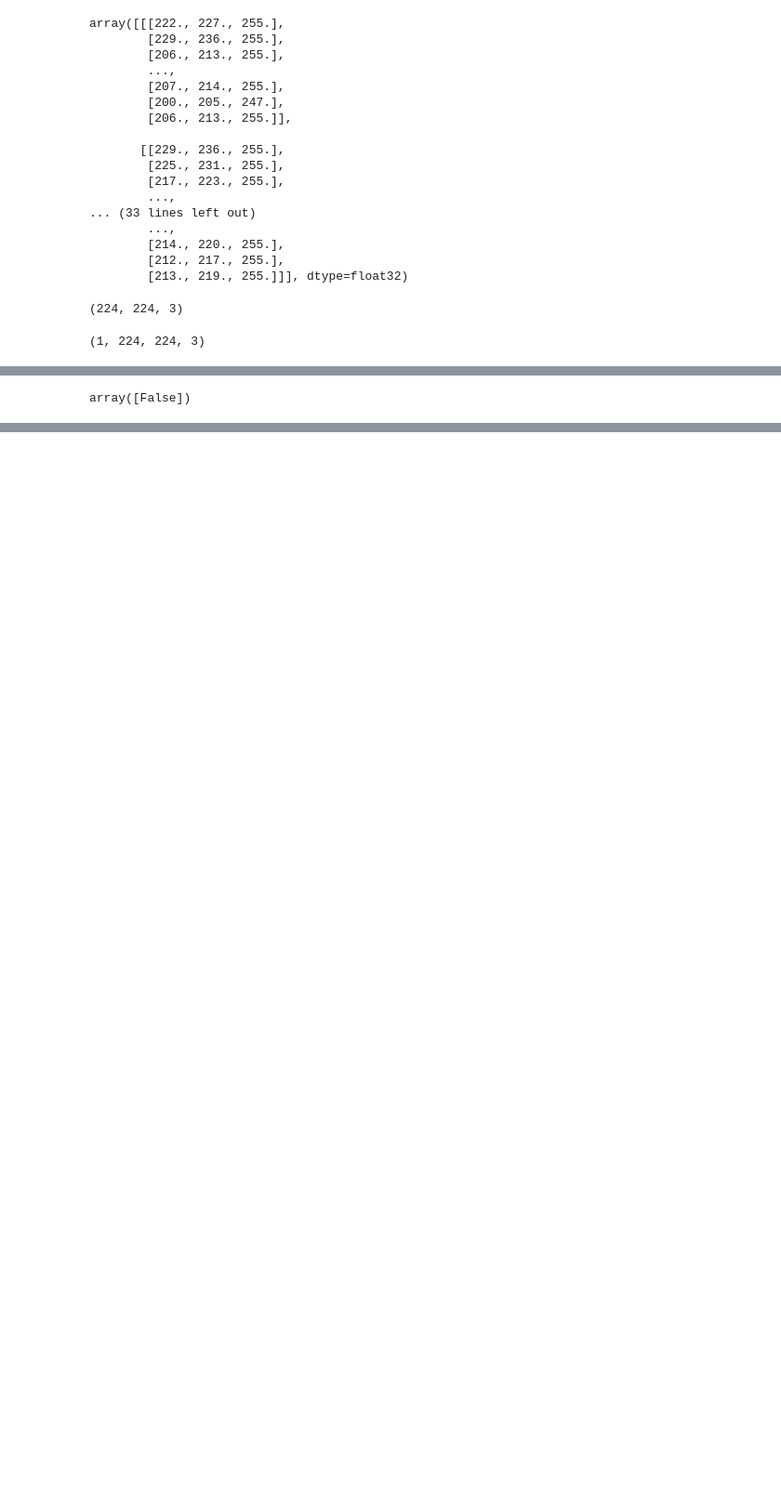
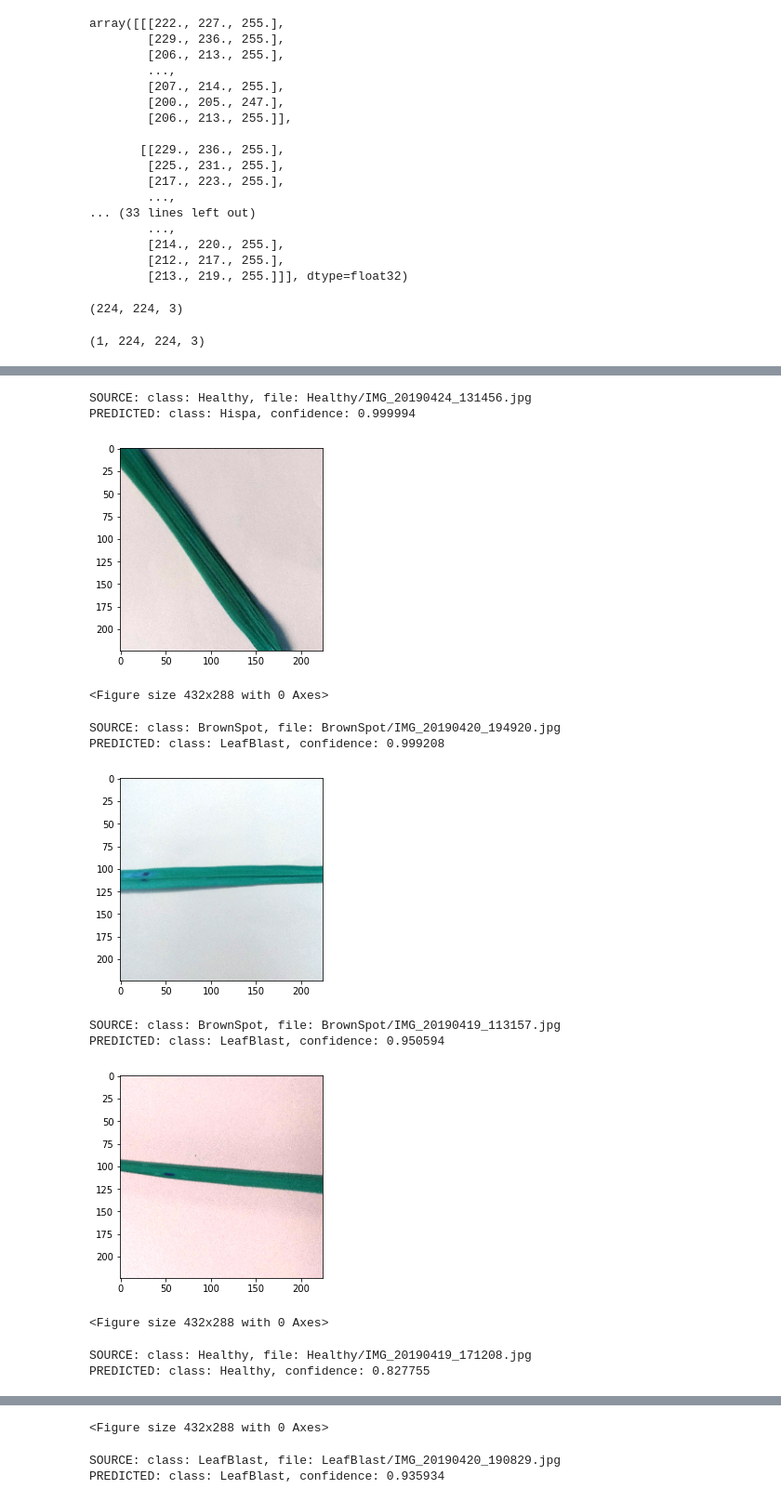
Before and after one commit to thomasathul/Rice-Plant-Disease-Detection, a Jupyter notebook: InceptionV3model.ipynb, the cells around one changed output, grey strips where cells are left out. Shown: that part at 93% size. Saved outputs shown, nothing was run; the diff lists cells and outputs as text; code cells hidden in the pictures; blank space fills up the shorter version.

```diff
--- a/InceptionV3model.ipynb
+++ b/InceptionV3model.ipynb
@@ -102,5 +116,5 @@ Found 3355 images belonging to 4 classes.
 # %%
-test_set = test_datagen.flow_from_directory('/content/drive/MyDrive/kaggle/rice/RiceDiseaseDataset/train',
+test_set = test_datagen.flow_from_directory('/content/drive/MyDrive/kaggle/rice/RiceDiseaseDataset/Labelled',
                                             target_size = (224, 224),
                                             batch_size = 32,
                                             class_mode = 'categorical')
@@ -225,4 +216,45 @@ Detected: Healthy
-# %%
-a==2
-# %% [output]
-array([False])
+# %%
+import cv2
+import itertools
+import random
+from collections import Counter
+from glob import iglob
+
+
+def load_image(filename):
+    img = cv2.imread(os.path.join(test_path, filename))
+    img = cv2.resize(img, (224, 224) )
+    img = img /255
+
+    return img
+
+
+def predict(image):
+    probabilities = model.predict(np.asarray([img]))[0]
+    class_idx = np.argmax(probabilities)
+
+    return {class_names[class_idx]: probabilities[class_idx]}
+# %%
+for idx, filename in enumerate(random.sample(test_set.filenames, 5)):
+    print("SOURCE: class: %s, file: %s" % (os.path.split(filename)[0], filename))
+
+    img = load_image(filename)
+    prediction = predict(img)
+    print("PREDICTED: class: %s, confidence: %f" % (list(prediction.keys())[0], list(prediction.values())[0]))
+    plt.imshow(img)
+    plt.figure(idx)
+    plt.show()
+# %% [output]
+SOURCE: class: Healthy, file: Healthy/IMG_20190424_131456.jpg
+PREDICTED: class: Hispa, confidence: 0.999994
+[figure, added]
+<Figure size 432x288 with 0 Axes>
+SOURCE: class: BrownSpot, file: BrownSpot/IMG_20190420_194920.jpg
+PREDICTED: class: LeafBlast, confidence: 0.999208
+[figure, added]
+SOURCE: class: BrownSpot, file: BrownSpot/IMG_20190419_113157.jpg
+PREDICTED: class: LeafBlast, confidence: 0.950594
+[figure, added]
+<Figure size 432x288 with 0 Axes>
+SOURCE: class: Healthy, file: Healthy/IMG_20190419_171208.jpg
+PREDICTED: class: Healthy, confidence: 0.827755
@@ -228,0 +262,3 @@ array([False])
+<Figure size 432x288 with 0 Axes>
+SOURCE: class: LeafBlast, file: LeafBlast/IMG_20190420_190829.jpg
+PREDICTED: class: LeafBlast, confidence: 0.935934
```
Also changed, not shown: parts of 21 cells of this notebook.
